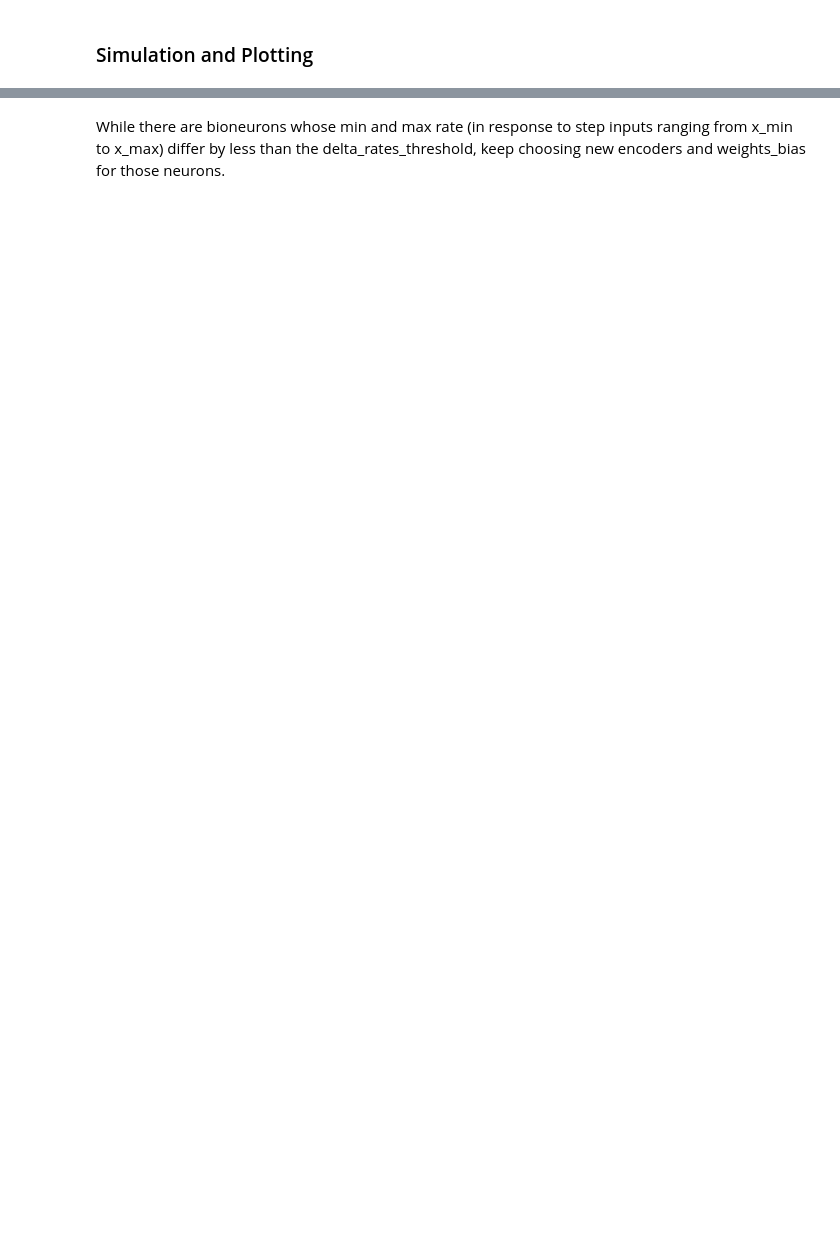
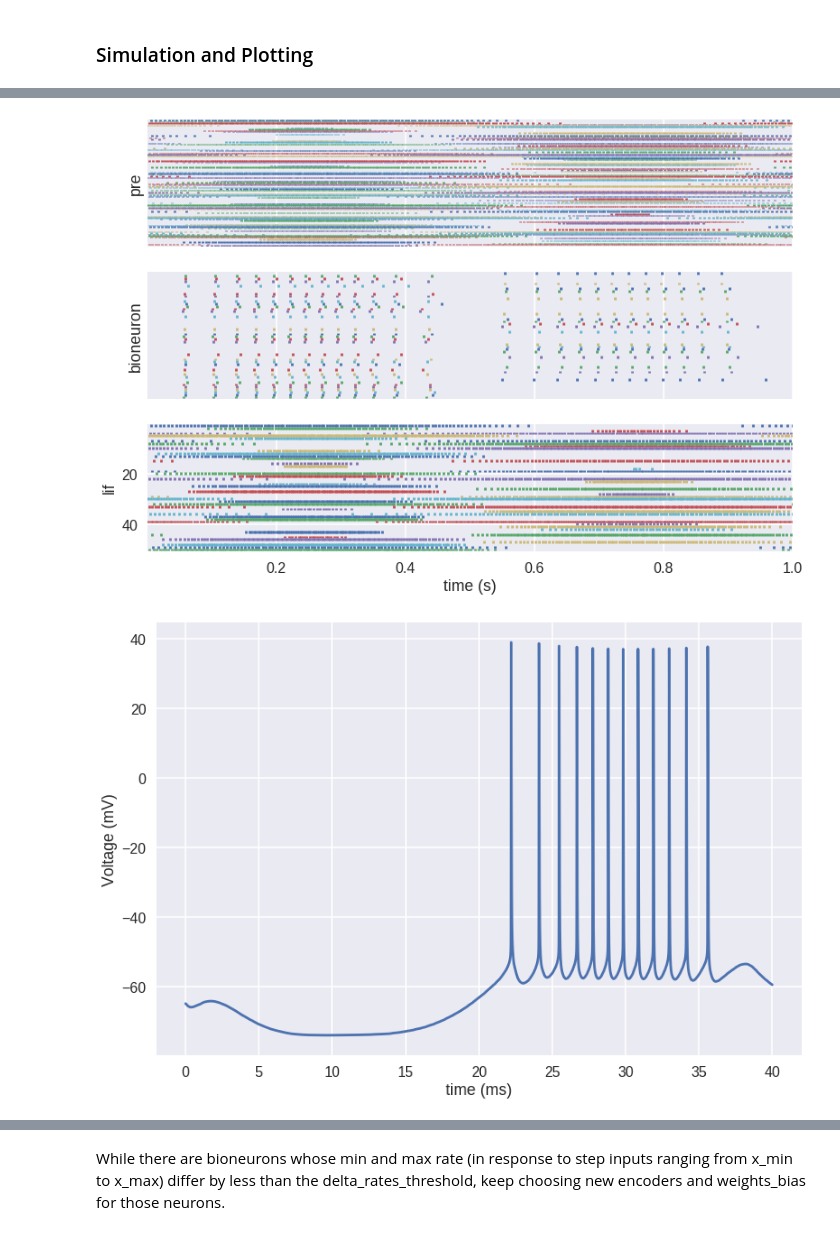
Before and after one commit to MrBananaHuman/bionengo, a Jupyter notebook: bioneuron_oracle.ipynb, the cells around one changed output, grey strips where cells are left out. Drawn from its saved outputs; the diff is of its cells as text; code cells hidden in the pictures; blank space fills up the shorter version.

```diff
--- a/bioneuron_oracle.ipynb
+++ b/bioneuron_oracle.ipynb
@@ -433,6 +325,0 @@ gains multiply encoders and weights account for bias
-# %%
-lif_encoders, lif_gains, weights_bias = pre_model(pre_neurons,n_neurons,tau,dim,n_syn,dt,t_final,pre_seed,bio_seed)
-
-lif_encoders *= lif_gains.reshape(-1, 1)
-
-decoders_bio_3=simulate(n_neurons,tau,dim,n_syn,dt,t_final,lif_encoders,weights_bias,pre_seed,bio_seed)
@@ -448,11 +325,0 @@ Now repeat the last experiment (using gains and biases), but with a new pre_seed
-# %%
-pre_seed=1
-
-lif_encoders, lif_gains, weights_bias = pre_model(pre_neurons,n_neurons,tau,dim,n_syn,dt,t_final,pre_seed,bio_seed)
-
-lif_encoders *= lif_gains.reshape(-1, 1)
-
-random_decoders=rng.uniform(np.min(decoders_bio_3),np.max(decoders_bio_3),size=decoders_bio_3.shape)
-decoders_bio_4=simulate(n_neurons,tau,dim,n_syn,dt,t_final,lif_encoders,weights_bias,pre_seed,bio_seed,random_decoders)
-
-# decoders_bio_6=simulate(n_neurons,tau,dim,n_syn,dt,t_final,lif_encoders,weights_bias,pre_seed,bio_seed,decoders_bio_3)
@@ -470,6 +325,0 @@ Now let's try loading the previously computed decoders.
-# %%
-lif_encoders, lif_gains, weights_bias = pre_model(pre_neurons,n_neurons,tau,dim,n_syn,dt,t_final,pre_seed,bio_seed)
-
-lif_encoders *= lif_gains.reshape(-1, 1)
-
-decoders_bio_5=simulate(n_neurons,tau,dim,n_syn,dt,t_final,lif_encoders,weights_bias,pre_seed,bio_seed,decoders_bio_3)
@@ -487,7 +325,0 @@ As a quick check, use an old weight-bias to make sure that decode_bias() isn't a
-# %%
-pre_seed=3
-lif_encoders, lif_gains, weights_bias = pre_model(pre_neurons,n_neurons,tau,dim,n_syn,dt,t_final,pre_seed,bio_seed)
-lif_encoders *= lif_gains.reshape(-1, 1)
-
-pre_seed=1
-decoders_bio_5=simulate(n_neurons,tau,dim,n_syn,dt,t_final,lif_encoders,weights_bias,pre_seed,bio_seed,decoders_bio_3)
@@ -568,0 +425,9 @@ def response_curve_unit_test(x_vals,t_per_x,n_neurons,tau,dim,n_syn,dt,
+# %%
+encoders, gains, weights_bias = pre_model(pre_neurons,n_neurons,tau,dim,n_syn,dt,t_final,pre_seed,bio_seed)
+
+gains=np.ones(gains.shape) #ignore gains
+weights_bias=np.zeros((weights_bias.shape)) #ignore biases
+
+#save decoders for [BIO]-[probe] for later
+decoders_bio_1=simulate(n_neurons,tau,dim,n_syn,dt,t_final,encoders,gains,weights_bias,pre_seed,bio_seed)
+# %% [output]
@@ -568,0 +437,2 @@ def response_curve_unit_test(x_vals,t_per_x,n_neurons,tau,dim,n_syn,dt,
+[figure, added]
+[figure, added]
```
Also changed, not shown: parts of 50 cells of this notebook.
